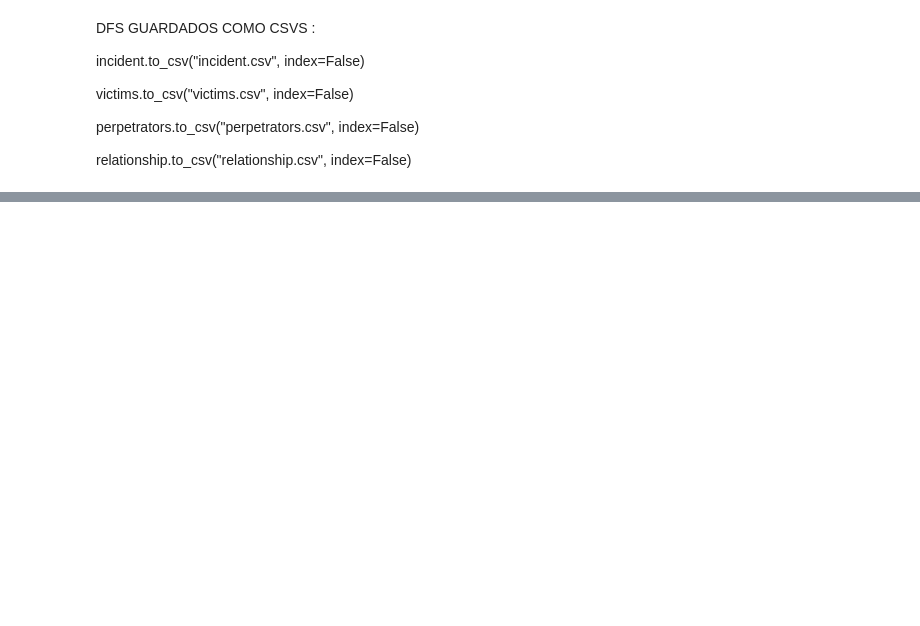
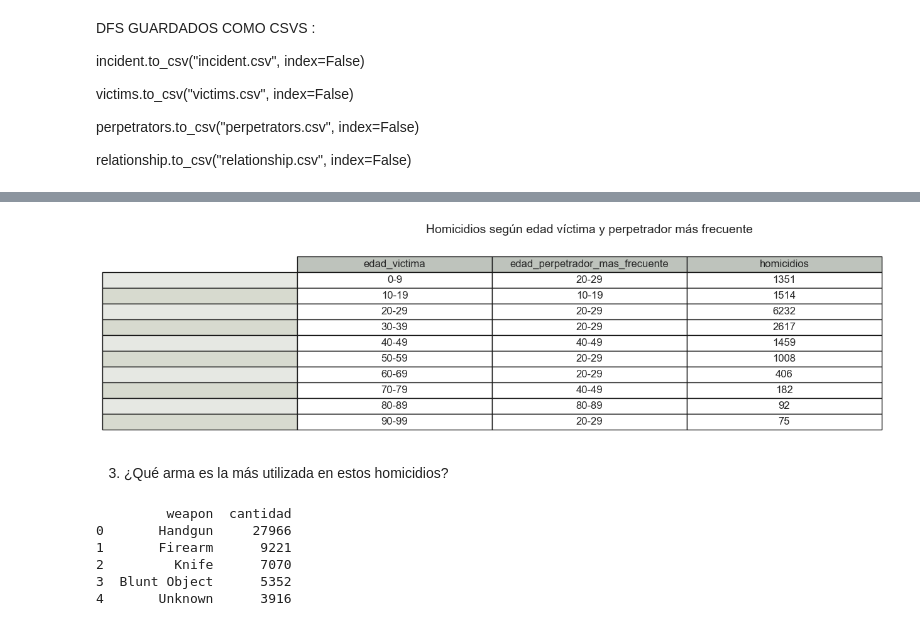
Before and after one commit to luciaruizfraile/deadly_patterns, a Jupyter notebook: deadly_patterns.ipynb, the cells around one changed output, grey strips where cells are left out. Cells and saved outputs as stored; diff of their text form; code cells hidden in the pictures; blank space fills up the shorter version.

```diff
--- a/deadly_patterns.ipynb
+++ b/deadly_patterns.ipynb
@@ -163,0 +501,60 @@ relationship.to_csv("relationship.csv", index=False)
+# %%
+data = {
+    "edad_victima": ["0-9", "10-19", "20-29", "30-39", "40-49", "50-59", "60-69", "70-79", "80-89", "90-99"],
+    "edad_perpetrador_mas_frecuente": ["20-29", "10-19", "20-29", "20-29", "40-49", "20-29", "20-29", "40-49", "80-89", "20-29"],
+    "homicidios": [1351, 1514, 6232, 2617, 1459, 1008, 406, 182, 92, 75]
+}
+
+df = pd.DataFrame(data)
+
+fig, ax = plt.subplots(figsize=(10, 4))
+ax.axis('off')
+
+# Colores para filas alternas
+row_colors = ['#e6e8e3', '#d7dacf'] * 5
+col_colors = ['#bec3bc'] * len(df.columns)
+
+tabla = ax.table(
+    cellText=df.values,
+    colLabels=df.columns,
+    cellLoc='center',
+    loc='center',
+    rowColours=row_colors,
+    colColours=col_colors,
+    edges='closed'
+)
+
+tabla.auto_set_font_size(False)
+tabla.set_fontsize(12)
+tabla.scale(1.2, 1.5)
+
+plt.title("Homicidios según edad víctima y perpetrador más frecuente", fontsize=14, pad=15)
+plt.show()
+# %% [output]
+[figure, added]
+# %% [markdown]
+3. ¿Qué arma es la más utilizada en estos homicidios?
+# %%
+try:
+    if engine:
+        query = """
+        SELECT
+          weapon,
+          COUNT(weapon) AS cantidad
+        FROM incident
+        GROUP BY weapon
+        ORDER BY cantidad DESC;
+        """
+
+        type_weapon = pd.read_sql(query, engine)
+        print(type_weapon.head())
+
+except Exception as error:
+    print(f"Error: {error}")
+# %% [output]
+         weapon  cantidad
+0       Handgun     27966
+1       Firearm      9221
+2         Knife      7070
+3  Blunt Object      5352
+4       Unknown      3916
```
Also changed, not shown: parts of 39 cells of this notebook.
